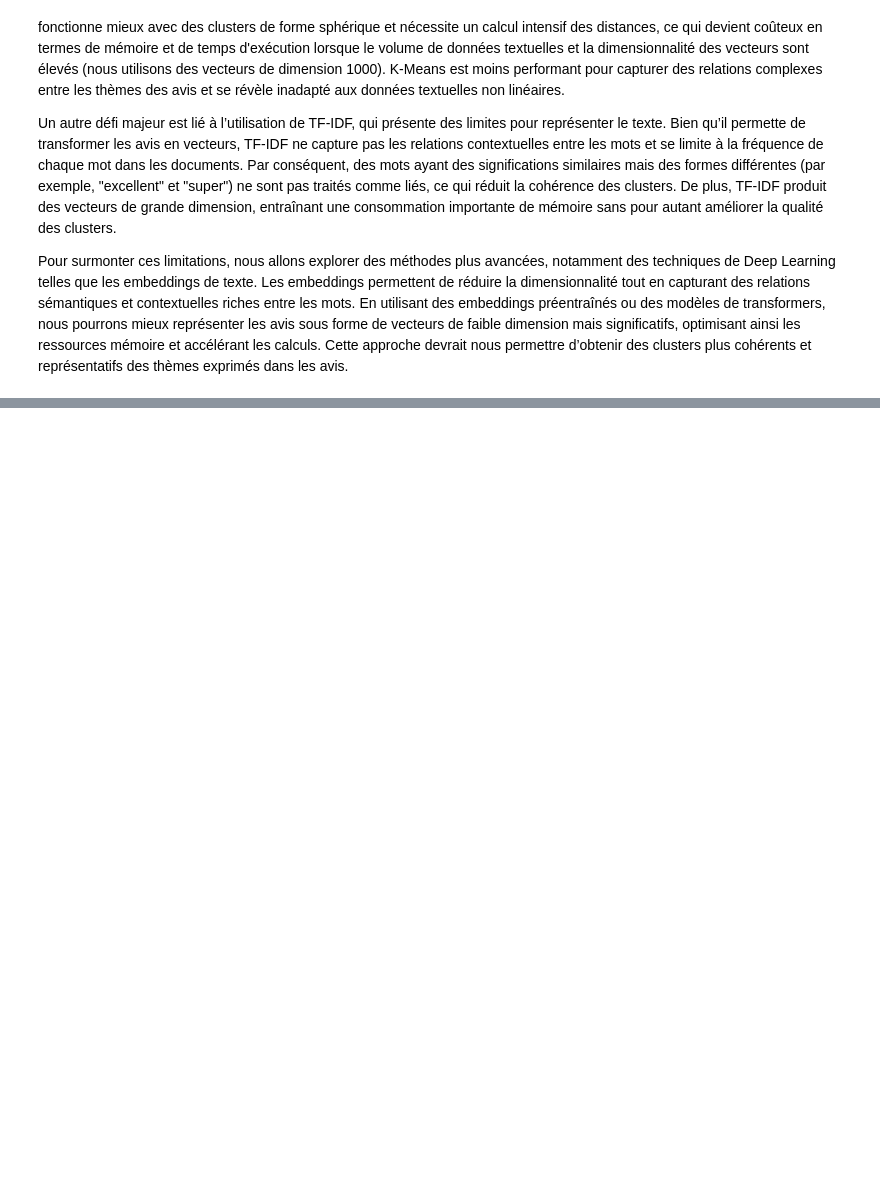
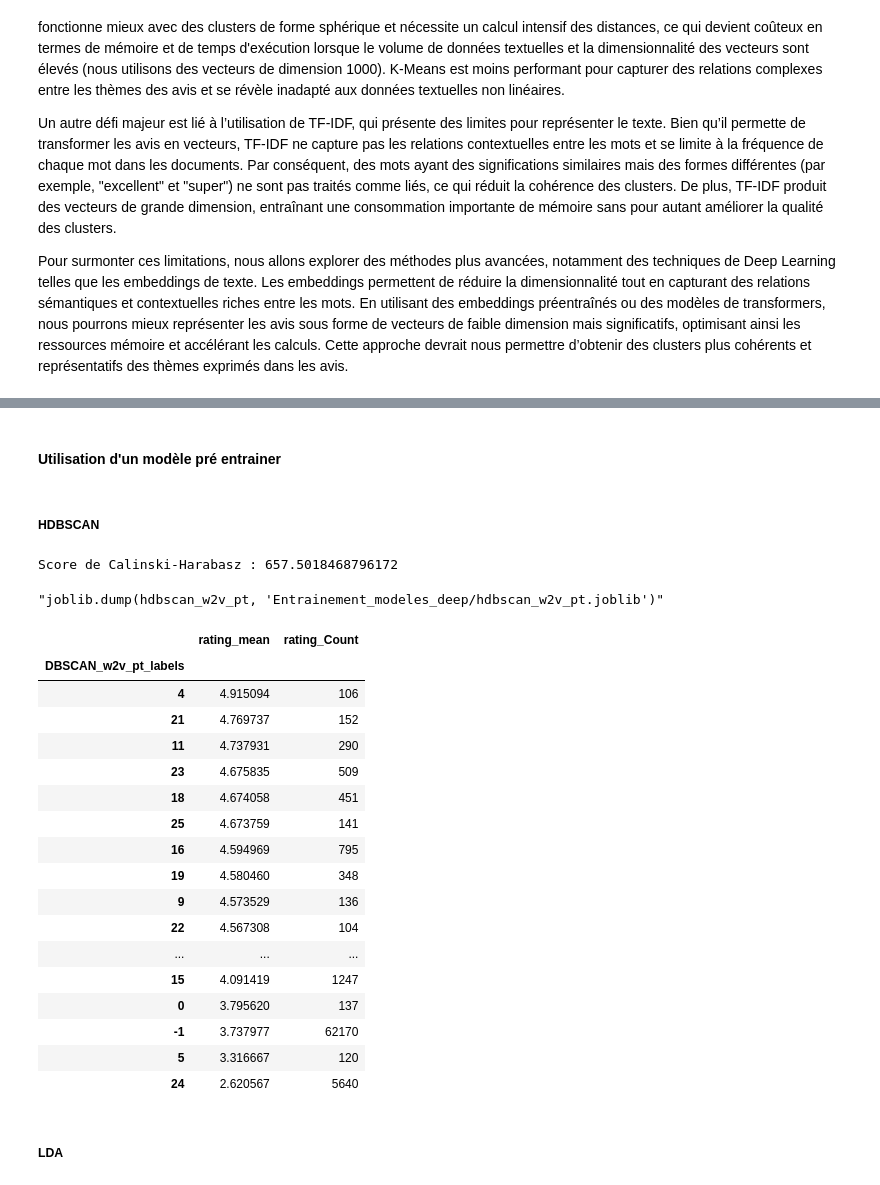
Before and after one commit to KylianSts/UGC_project, a Jupyter notebook: Identification_des_thematiques.ipynb, the cells around one changed output, grey strips where cells are left out. Drawn from its saved outputs; the diff is of its cells as text; code cells hidden in the pictures; blank space fills up the shorter version.

Commit message:
Entrainement modèles Word2Vec et BERT

```diff
--- a/Identification_des_thematiques.ipynb
+++ b/Identification_des_thematiques.ipynb
@@ -438,0 +526,6 @@ Pour surmonter ces limitations, nous allons explorer des méthodes plus avancée
+# %%
+df_clean['DBSCAN_w2v_labels'] = labels_hdbscan_w2v
+
+df_clean.groupby('DBSCAN_w2v_labels').agg(rating_mean=('rating', 'mean'),
+                                          rating_Count=('rating', 'count')
+                                         ).sort_values(by='rating_mean', ascending=False)
@@ -438,0 +550,13 @@ Pour surmonter ces limitations, nous allons explorer des méthodes plus avancée
+# %%
+"""# Normalisation pour garantir que toutes les valeurs sont non négatives
+scaler = MinMaxScaler()
+review_vectors_scaled = scaler.fit_transform(review_vectors)
+
+lda_w2v = LatentDirichletAllocation(n_components=10, random_state=24)
+lda_w2v.fit(review_vectors_scaled)
+
+topic_values_w2v = lda_w2v.transform(review_vectors_scaled)"""
+
+lda_w2v, topic_values_w2v = joblib.load('Entrainement_modeles_deep/lda_w2v.joblib')
+
+"""joblib.dump((lda_w2v, topic_values_w2v), 'Entrainement_modeles_deep/lda_w2v.joblib')"""
@@ -438,0 +565,6 @@ Pour surmonter ces limitations, nous allons explorer des méthodes plus avancée
+# %%
+df_clean['LDA_w2v_labels'] = np.argmax(topic_values_w2v, axis=1)
+
+df_clean.groupby('LDA_w2v_labels').agg(rating_mean=('rating', 'mean'),
+                                       rating_Count=('rating', 'count')
+                                      ).sort_values(by='rating_mean', ascending=False)
@@ -438,0 +583,2 @@ Pour surmonter ces limitations, nous allons explorer des méthodes plus avancée
+# %% [markdown]
+#### Utilisation d'un modèle pré entrainer
@@ -438,0 +590,45 @@ Pour surmonter ces limitations, nous allons explorer des méthodes plus avancée
+# %% [markdown]
+##### HDBSCAN
+# %%
+"""hdbscan_w2v_pt = hdbscan.HDBSCAN(min_samples=3, min_cluster_size=100)
+hdbscan_w2v_pt.fit(review_vectors_pt)"""
+
+hdbscan_w2v_pt = joblib.load('Entrainement_modeles_deep/hdbscan_w2v_pt.joblib')
+
+# Résultats des clusters
+labels_hdbscan_w2v_pt = hdbscan_w2v_pt.labels_
+
+calinski_score = calinski_harabasz_score(review_vectors_pt, labels_hdbscan_w2v_pt)
+print("Score de Calinski-Harabasz :", calinski_score)
+
+"""joblib.dump(hdbscan_w2v_pt, 'Entrainement_modeles_deep/hdbscan_w2v_pt.joblib')"""
+# %% [output]
+Score de Calinski-Harabasz : 657.5018468796172
+"joblib.dump(hdbscan_w2v_pt, 'Entrainement_modeles_deep/hdbscan_w2v_pt.joblib')"
+# %%
+df_clean['DBSCAN_w2v_pt_labels'] = labels_hdbscan_w2v_pt
+
+df_clean.groupby('DBSCAN_w2v_pt_labels').agg(rating_mean=('rating', 'mean'),
+                                rating_Count=('rating', 'count')
+                               ).sort_values(by='rating_mean', ascending=False)
+# %% [output]
+|  | rating_mean | rating_Count |
+| DBSCAN_w2v_pt_labels |  |  |
+| 4 | 4.915094 | 106 |
+| 21 | 4.769737 | 152 |
+| 11 | 4.737931 | 290 |
+| 23 | 4.675835 | 509 |
+| 18 | 4.674058 | 451 |
+| 25 | 4.673759 | 141 |
+| 16 | 4.594969 | 795 |
+| 19 | 4.580460 | 348 |
+| 9 | 4.573529 | 136 |
+| 22 | 4.567308 | 104 |
+| ... | ... | ... |
+| 15 | 4.091419 | 1247 |
+| 0 | 3.795620 | 137 |
+| -1 | 3.737977 | 62170 |
+| 5 | 3.316667 | 120 |
+| 24 | 2.620567 | 5640 |
+# %% [markdown]
+##### LDA
```
Also changed, not shown: parts of 35 cells of this notebook.
